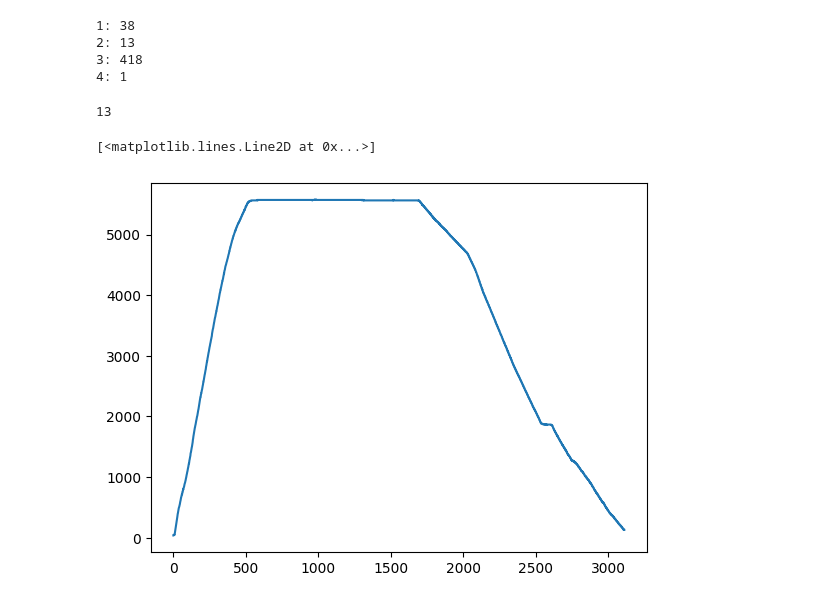
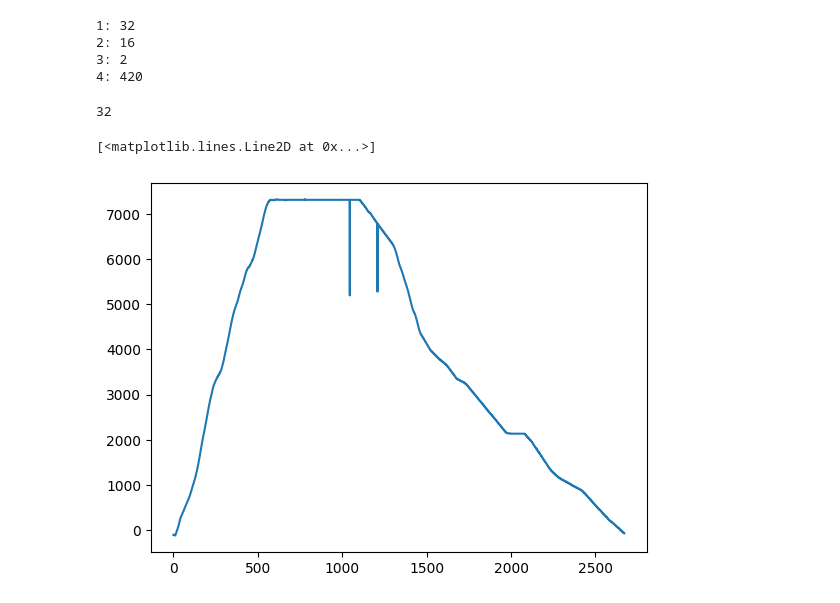
Before and after one commit to tobbensol/masters-thesis, a Jupyter notebook: sub-level set.ipynb, the cells around one changed output. Drawn from its saved outputs; the diff is of its cells as text; code cells hidden in the pictures.

```diff
--- a/sub-level set.ipynb
+++ b/sub-level set.ipynb
@@ -96,8 +26,7 @@ def get_sublevelset_filtration(flight: Flight):
 from tqdm import tqdm
 trees = []
 
-for f in tqdm(filtered_flights):
-    trees.append(get_sublevelset_filtration(f))
+trees, paths = sublevelset_persistence(filtered_flights)
 # %%
 condensed_distance_matrix = []
 for i in tqdm(range(len(trees))):
@@ -129,28 +55,29 @@ clustering = fcluster(Z, t=4, criterion='maxclust', depth=2)
 for i in range(1, len(np.unique(clustering))+1):
     print(f"{i}: {sum(clustering == i)}")
 # %% [output]
-1: 38
-2: 13
-3: 418
-4: 1
+1: 32
+2: 16
+3: 2
+4: 420
 # %%
 from traffic.core import Traffic
 
-bool_array = clustering == 2
+bool_array = clustering == 1
 
 loopy_flight_cluster = filter_flights(filter_by_bools(bool_array), filtered_flights)
 loopy_flight_cluster_pers = list(filter(filter_by_bools(bool_array), trees))
 print(len(loopy_flight_cluster))
 # %% [output]
-13
+32
 # %%
-i = 6
-data = remove_spikes_median(loopy_flight_cluster[i].data["geoaltitude"])
+i = 15
+data = paths[i]
 x_values = [x for x in range(len(data))]
+
 plt.plot(x_values, data)
 # %% [output]
 [<matplotlib.lines.Line2D at 0x...>]
-[figure, old version]
+[figure, new version]
 # %%
 data = loopy_flight_cluster[i].data["geoaltitude"]
 x_values = [x / len(data) for x in range(len(data))]
```
Also changed, not shown: parts of 10 cells of this notebook, 6 other files.
